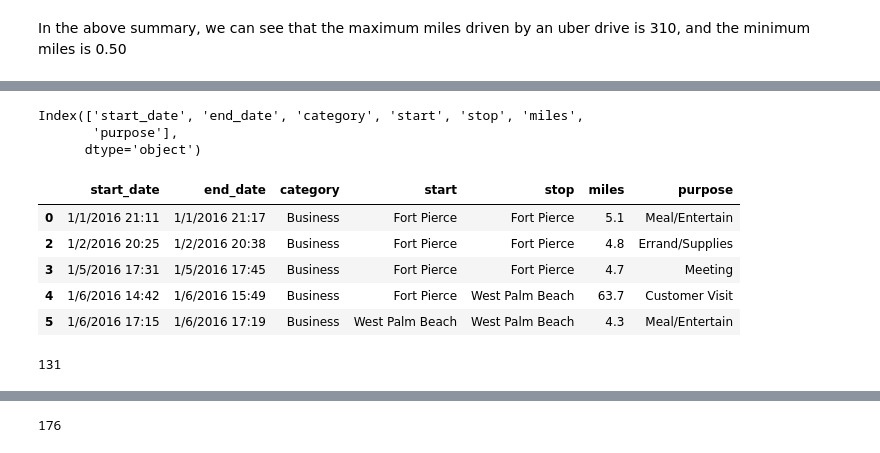
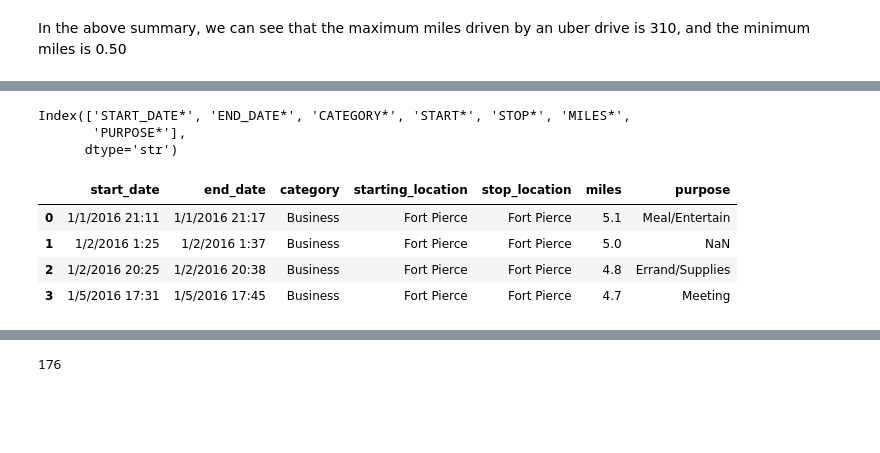
Before and after one commit to shubhanalytics/PGPDSBA-Projects, a Jupyter notebook: Proj.01 - Python for Data Analysis/Uber Drive.ipynb, the cells around one changed output, grey strips where cells are left out. Cells and saved outputs as stored; diff of their text form; code cells hidden in the pictures; blank space fills up the shorter version.

```diff
--- a/Proj.01 - Python for Data Analysis/Uber Drive.ipynb
+++ b/Proj.01 - Python for Data Analysis/Uber Drive.ipynb
@@ -19,8 +15,8 @@ D:\My Data\Professional\Analytics\PGPDSBA-Projects\Proj.01 - Python for Data Ana
 # %%
 # load the csv file uberdrive.csv
-uber = pd.read_csv(r'D:\My Data\Professional\Analytics\PGPDSBA-Projects\Proj.01 - Python for Data Analysis\Uber_Drive.csv')
+uber = pd.read_csv(r'D:\Professional\Analytics\PGPDSBA-Projects\Proj.01 - Python for Data Analysis\Uber_Drive.csv')
 
-uber.head() #read the file and check the first 5 rows
+uber.head(4) #read the file and check the first 4 rows
 # %% [output]
 |  | START_DATE* | END_DATE* | CATEGORY* | START* | STOP* | MILES* | PURPOSE* |
 | 0 | 1/1/2016 21:11 | 1/1/2016 21:17 | Business | Fort Pierce | Fort Pierce | 5.1 | Meal/Entertain |
@@ -127,4 +111,0 @@ df.head()
-# %%
-df = df.dropna() # dropped the missing values from the df
-
-df.head()  #display 'df' which does not contain any missing values
@@ -169,21 +112,17 @@ new_column_names = {'START_DATE*':'start_date',\
-# %%
-df = df.rename(columns = new_column_names)
 # %%
 df.columns
 # %% [output]
-Index(['start_date', 'end_date', 'category', 'start', 'stop', 'miles',
-       'purpose'],
-      dtype='object')
+Index(['START_DATE*', 'END_DATE*', 'CATEGORY*', 'START*', 'STOP*', 'MILES*',
+       'PURPOSE*'],
+      dtype='str')
+# %%
+# Renaming the columns of the dataset
+df.columns = ['start_date', 'end_date', 'category', 'starting_location', 'stop_location', 'miles','purpose']
 # %%
-df.head()
+df.head(4)  #display 'df'
 # %% [output]
-|  | start_date | end_date | category | start | stop | miles | purpose |
+|  | start_date | end_date | category | starting_location | stop_location | miles | purpose |
 | 0 | 1/1/2016 21:11 | 1/1/2016 21:17 | Business | Fort Pierce | Fort Pierce | 5.1 | Meal/Entertain |
+| 1 | 1/2/2016 1:25 | 1/2/2016 1:37 | Business | Fort Pierce | Fort Pierce | 5.0 | NaN |
 | 2 | 1/2/2016 20:25 | 1/2/2016 20:38 | Business | Fort Pierce | Fort Pierce | 4.8 | Errand/Supplies |
 | 3 | 1/5/2016 17:31 | 1/5/2016 17:45 | Business | Fort Pierce | Fort Pierce | 4.7 | Meeting |
-| 4 | 1/6/2016 14:42 | 1/6/2016 15:49 | Business | Fort Pierce | West Palm Beach | 63.7 | Customer Visit |
-| 5 | 1/6/2016 17:15 | 1/6/2016 17:19 | Business | West Palm Beach | West Palm Beach | 4.3 | Meal/Entertain |
-# %%
-print(df['start'].nunique())   # getting the unique START places names
-# %% [output]
-131
```
Also changed, not shown: parts of 32 cells of this notebook.
